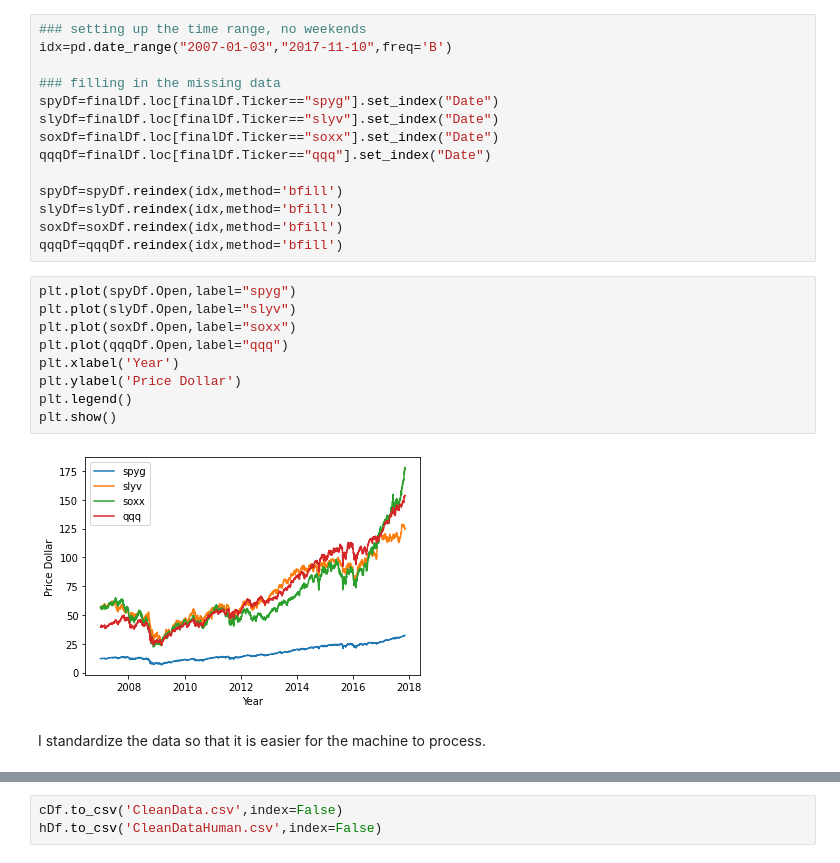
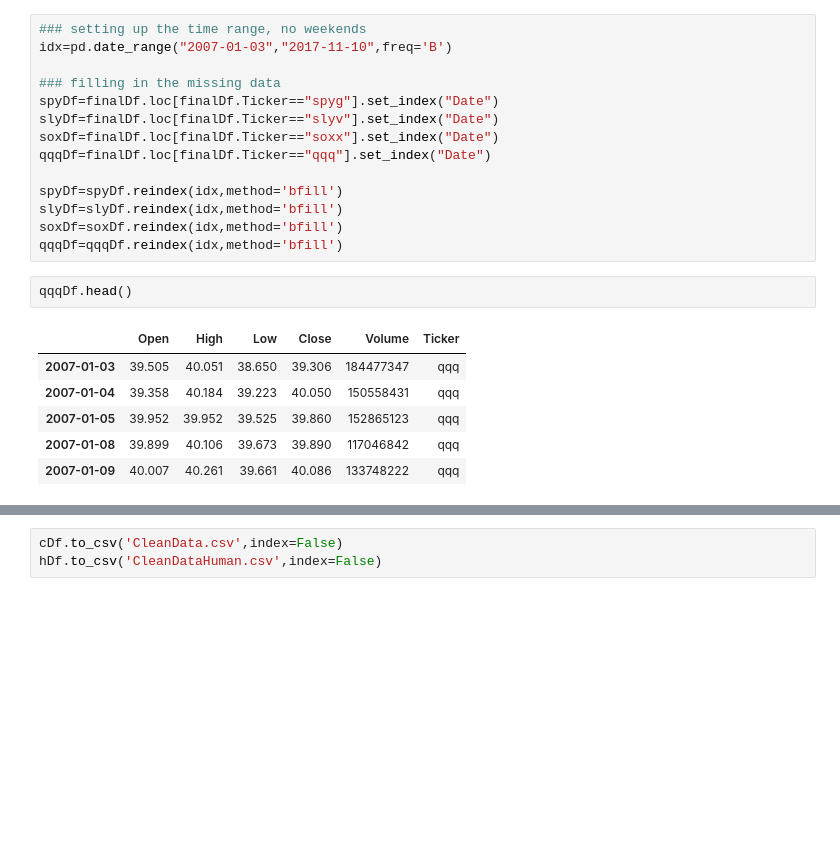
Before and after one commit to B-Rad80/ML_Stock_Predictions, a Jupyter notebook: Cleaning.ipynb, the cells around one changed output, grey strips where cells are left out. Saved outputs shown, nothing was run; the diff lists cells and outputs as text; blank space fills up the shorter version.

```diff
--- a/Cleaning.ipynb
+++ b/Cleaning.ipynb
@@ -233,19 +101,15 @@ spyDf=spyDf.reindex(idx,method='bfill')
 slyDf=slyDf.reindex(idx,method='bfill')
 soxDf=soxDf.reindex(idx,method='bfill')
 qqqDf=qqqDf.reindex(idx,method='bfill')
-# %%
-plt.plot(spyDf.Open,label="spyg")
-plt.plot(slyDf.Open,label="slyv")
-plt.plot(soxDf.Open,label="soxx")
-plt.plot(qqqDf.Open,label="qqq")
-plt.xlabel('Year')
-plt.ylabel('Price Dollar')
-plt.legend()
-plt.show()
-# %% [output]
-[figure, removed]
-# %% [markdown]
-I standardize the data so that it is easier for the machine to process.
+# %%
+qqqDf.head()
+# %% [output]
+|  | Open | High | Low | Close | Volume | Ticker |
+| 2007-01-03 | 39.505 | 40.051 | 38.650 | 39.306 | 184477347 | qqq |
+| 2007-01-04 | 39.358 | 40.184 | 39.223 | 40.050 | 150558431 | qqq |
+| 2007-01-05 | 39.952 | 39.952 | 39.525 | 39.860 | 152865123 | qqq |
+| 2007-01-08 | 39.899 | 40.106 | 39.673 | 39.890 | 117046842 | qqq |
+| 2007-01-09 | 40.007 | 40.261 | 39.661 | 40.086 | 133748222 | qqq |
 # %%
 l=[spyDf,slyDf,soxDf,qqqDf]
 hDf=pd.concat(l)
```
Also changed, not shown: parts of 21 cells of this notebook.
